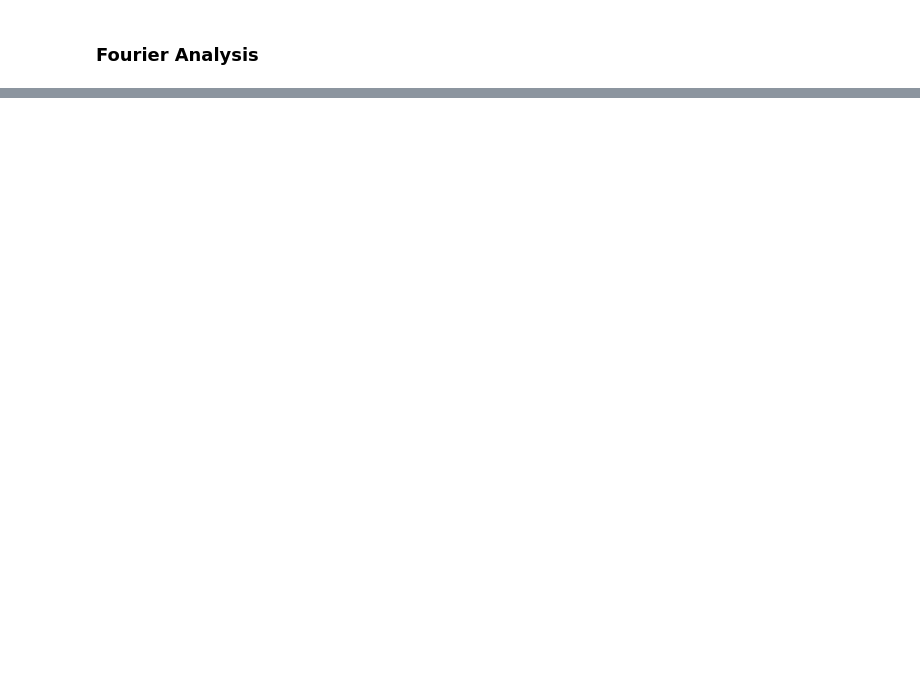
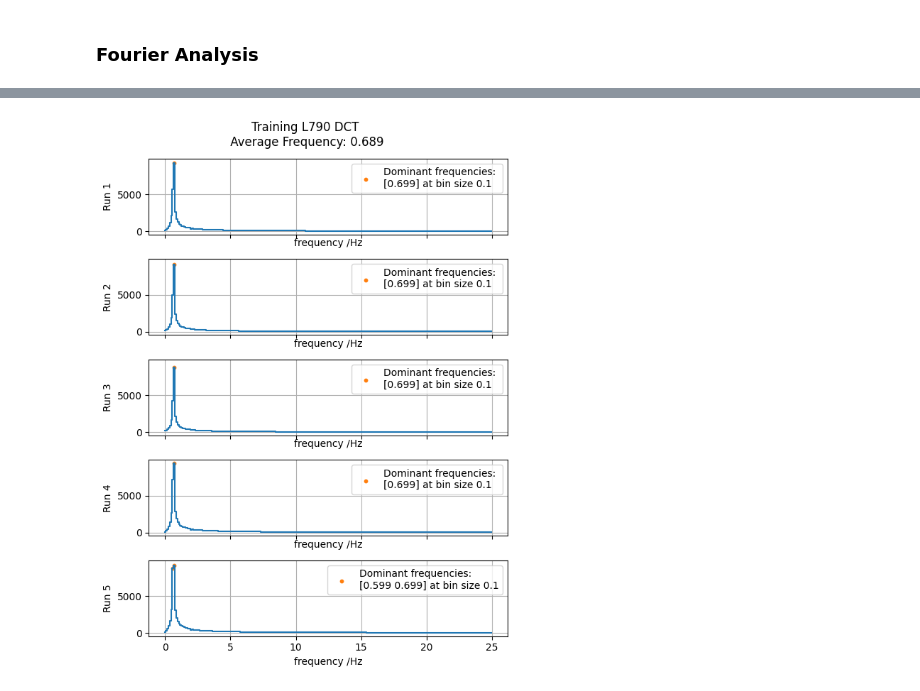
Before and after one commit to SensorsINI/CartPoleSimulation, a Jupyter notebook: Experiment_Recordings/Read_data.ipynb, the cells around one changed output, grey strips where cells are left out. Saved outputs shown, nothing was run; the diff lists cells and outputs as text; code cells hidden in the pictures; blank space fills up the shorter version.

```diff
--- a/Experiment_Recordings/Read_data.ipynb
+++ b/Experiment_Recordings/Read_data.ipynb
@@ -36,17 +43,8 @@ ax2.grid(True)
 # %% [markdown]
 ### Fourier Analysis
-# %%
-from scipy.fft import rfft, rfftfreq
-L = 10
-x = np.arange(0,10, step = 0.1)
-sine = np.sin(x*2*np.pi/L)
-fft = rfft(sine)
-freq = rfftfreq(len(sine), 0.1)
-max = np.abs(fft) > 10
-peaks = freq[max]
-print('Dominant Period:', 1/peaks)
-
-plt.plot(x, sine)
-plt.show()
-plt.figure()
-plt.plot(freq, np.abs(fft),'.')
+# %%
+data2 = np.genfromtxt('Experiment-1.csv', skip_header=28, delimiter=',')
+time2 = data2[:, 0]
+angle2 = data2[:, 1]*180/np.pi
+f = lambda x: np.sign(x)*180 - x
+angle2 = f(angle2)
@@ -52,0 +156,4 @@ plt.plot(freq, np.abs(fft),'.')
+# %%
+multiple_fourier("Training L790 DCT", angle_plot=False, save=False, dpi = 100)
+# %% [output]
+[figure, added]
```
Also changed, not shown: parts of 9 cells of this notebook.
